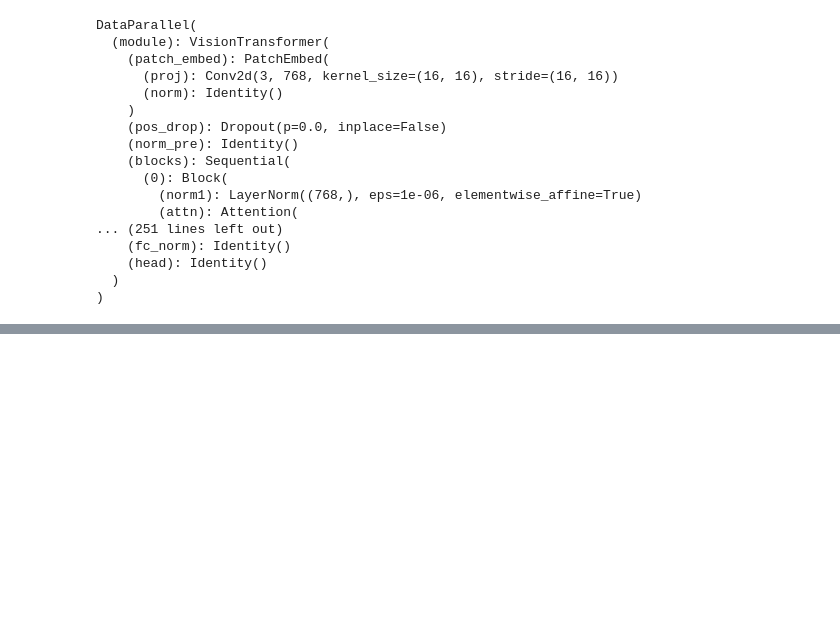
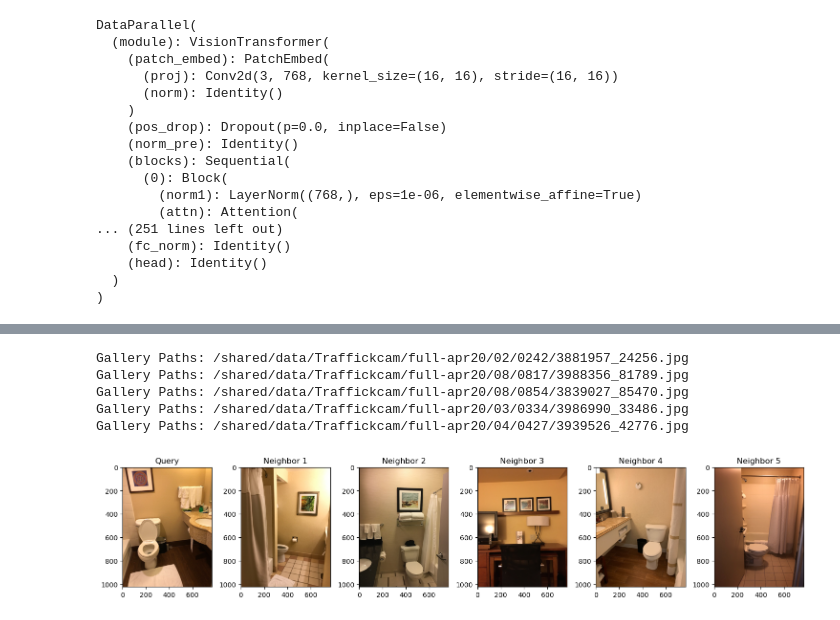
Before and after one commit to CWRMB/tcam_training, a Jupyter notebook: Jup_valid.ipynb, the cells around one changed output, grey strips where cells are left out. Saved outputs shown, nothing was run; the diff lists cells and outputs as text; code cells hidden in the pictures; blank space fills up the shorter version.

```diff
--- a/Jup_valid.ipynb
+++ b/Jup_valid.ipynb
@@ -66,0 +159,3 @@ with open("/home/tun78940/tcam/tcam_training/traffickcam_model_training/src/gall
+# %%
+query_embeddings = np.array(query_embeddings)
+query_labels = np.array(query_labels)
@@ -67,12 +183,12 @@ with open("/home/tun78940/tcam/tcam_training/traffickcam_model_training/src/gall
 # %%
-gallery_embeddings = []
-for path in gallery_paths:
-    img = Image.open(path).convert("RGB")
-    img_tensor = transform(img).unsqueeze(0).to(device)
-    with torch.no_grad():
-        embedding = model(img_tensor)
-    gallery_embeddings.append(embedding.squeeze().cpu().numpy())
+# gallery_embeddings = []
+# for path in gallery_paths:
+#     img = Image.open(path).convert("RGB")
+#     img_tensor = transform(img).unsqueeze(0).to(device)
+#     with torch.no_grad():
+#         embedding = model(img_tensor)
+#     gallery_embeddings.append(embedding.squeeze().cpu().numpy())
 
-gallery_embeddings = np.array(gallery_embeddings)
+# gallery_embeddings = np.array(gallery_embeddings)
 # %%
 # Take a query image in the validation set and embed
@@ -85,5 +201,6 @@ with torch.no_grad():
 # %%
 # Perform nearest neighbor search
-distances = np.linalg.norm(gallery_embeddings - query_embedding, axis=1)
+#TODO FAISS
+distances = np.linalg.norm(gallery_embeddings - query_embeddings, axis=1)
 nearest_indices = np.argsort(distances)[:5]  # Change the number 5 to the desired number of neighbors
 # %%
@@ -94,8 +223,25 @@ axes[0].set_title("Query")
 # %%
+# Visual inspection of query and nearest neighbors
+fig, axes = plt.subplots(1, 6, figsize=(15, 5))
+query_img = Image.open(query_paths[0])
+print("Query Paths:",query_paths[0])
+axes[0].imshow(query_img)
+axes[0].set_title("Query")
+
+gallery_paths = list(gallery_paths)
+
 for i, index in enumerate(nearest_indices):
+    print("Gallery Paths:",gallery_paths[index])
     img = Image.open(gallery_paths[index])
     axes[i+1].imshow(img)
     axes[i+1].set_title(f"Neighbor {i+1}")
 
 plt.tight_layout()
 plt.show()
+# %% [output]
+Gallery Paths: /shared/data/Traffickcam/full-apr20/02/0242/3881957_24256.jpg
+Gallery Paths: /shared/data/Traffickcam/full-apr20/08/0817/3988356_81789.jpg
+Gallery Paths: /shared/data/Traffickcam/full-apr20/08/0854/3839027_85470.jpg
+Gallery Paths: /shared/data/Traffickcam/full-apr20/03/0334/3986990_33486.jpg
+Gallery Paths: /shared/data/Traffickcam/full-apr20/04/0427/3939526_42776.jpg
+[figure, added]
```
Also changed, not shown: parts of 14 cells of this notebook, 6 other files.
